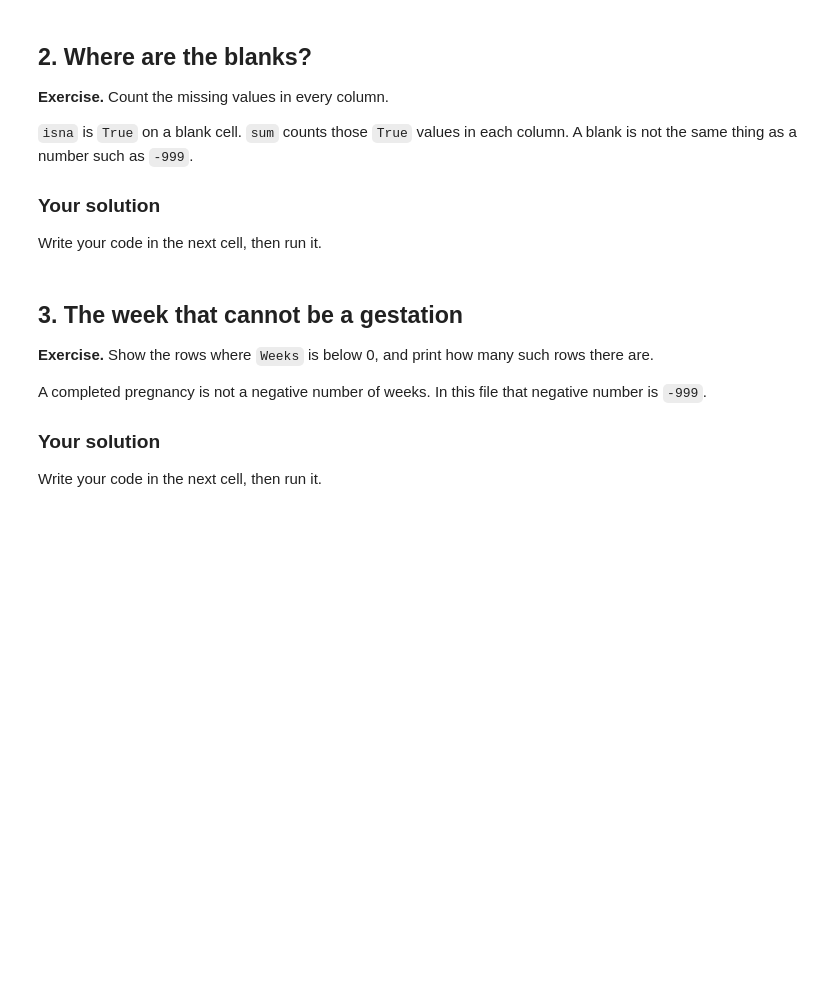
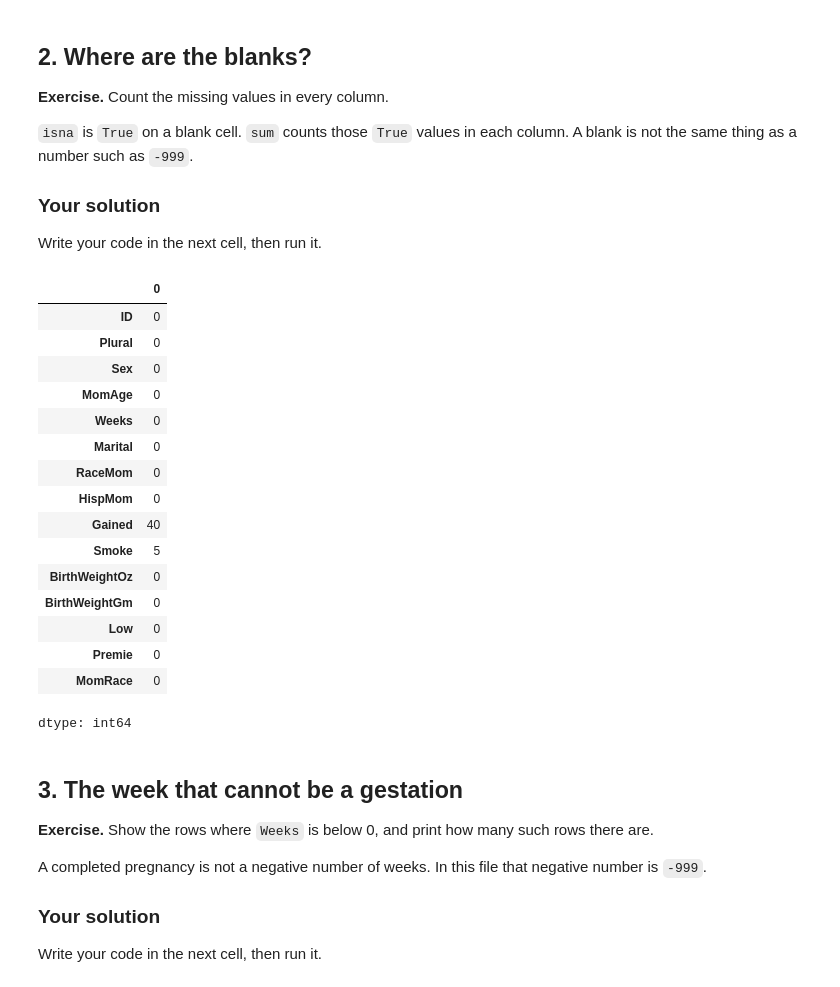
Before and after one commit to Prasanna-datascience/Data110Class, a Jupyter notebook: week10_know_your_data_prasanna.ipynb, the cells around one changed output. Cells and saved outputs as stored; diff of their text form; code cells hidden in the pictures; blank space fills up the shorter version.

```diff
--- a/week10_know_your_data_prasanna.ipynb
+++ b/week10_know_your_data_prasanna.ipynb
@@ -67,6 +74,25 @@ Write your code in the next cell, then run it.
 Write your code in the next cell, then run it.
 # %%
 # Write your solution here.
+births.isna().sum()
+# %% [output]
+|  | 0 |
+| ID | 0 |
+| Plural | 0 |
+| Sex | 0 |
+| MomAge | 0 |
+| Weeks | 0 |
+| Marital | 0 |
+| RaceMom | 0 |
+| HispMom | 0 |
+| Gained | 40 |
+| Smoke | 5 |
+| BirthWeightOz | 0 |
+| BirthWeightGm | 0 |
+| Low | 0 |
+| Premie | 0 |
+| MomRace | 0 |
+dtype: int64
 # %% [markdown]
 ## 3. The week that cannot be a gestation
 
```
Also changed, not shown: parts of 10 cells of this notebook.
